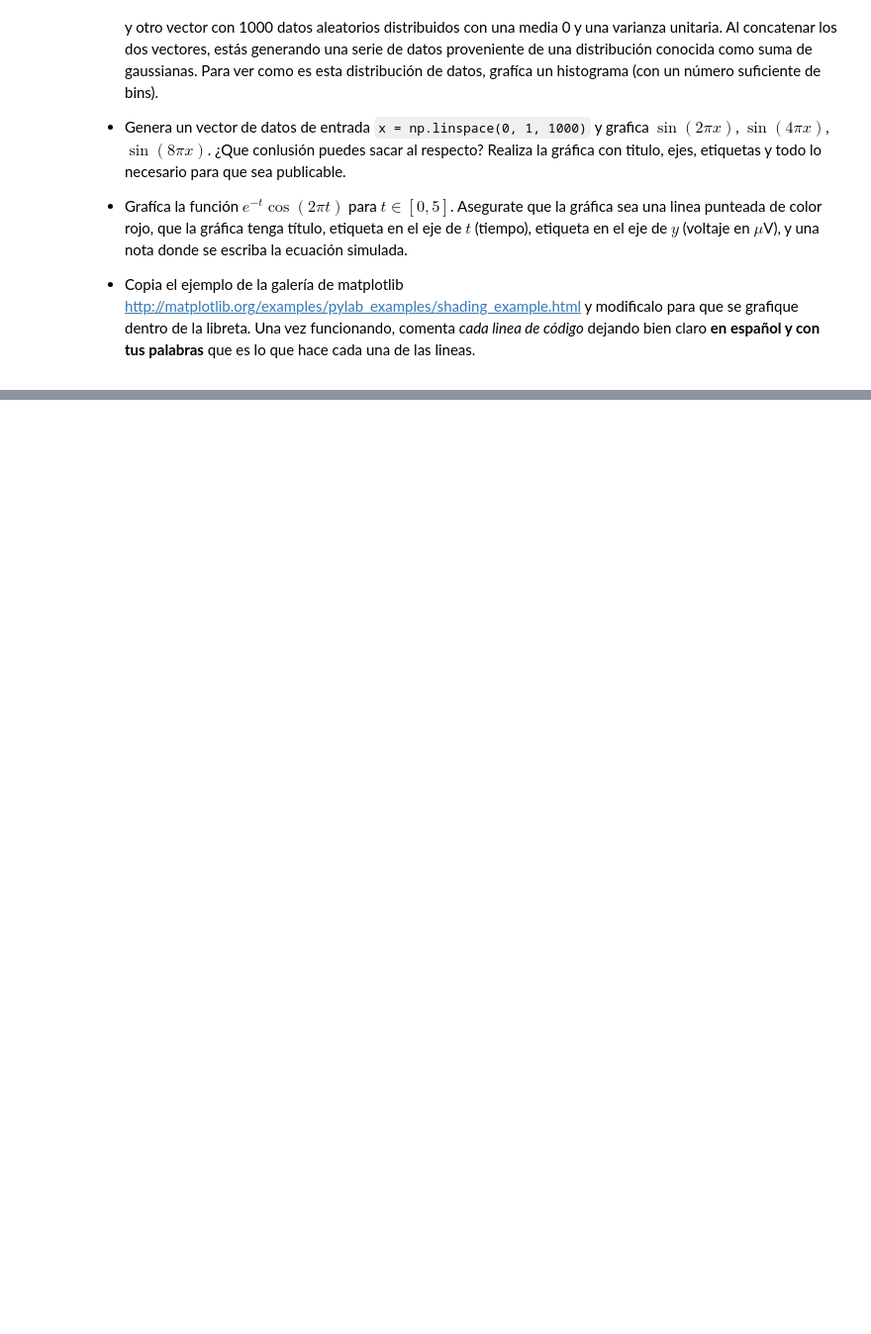
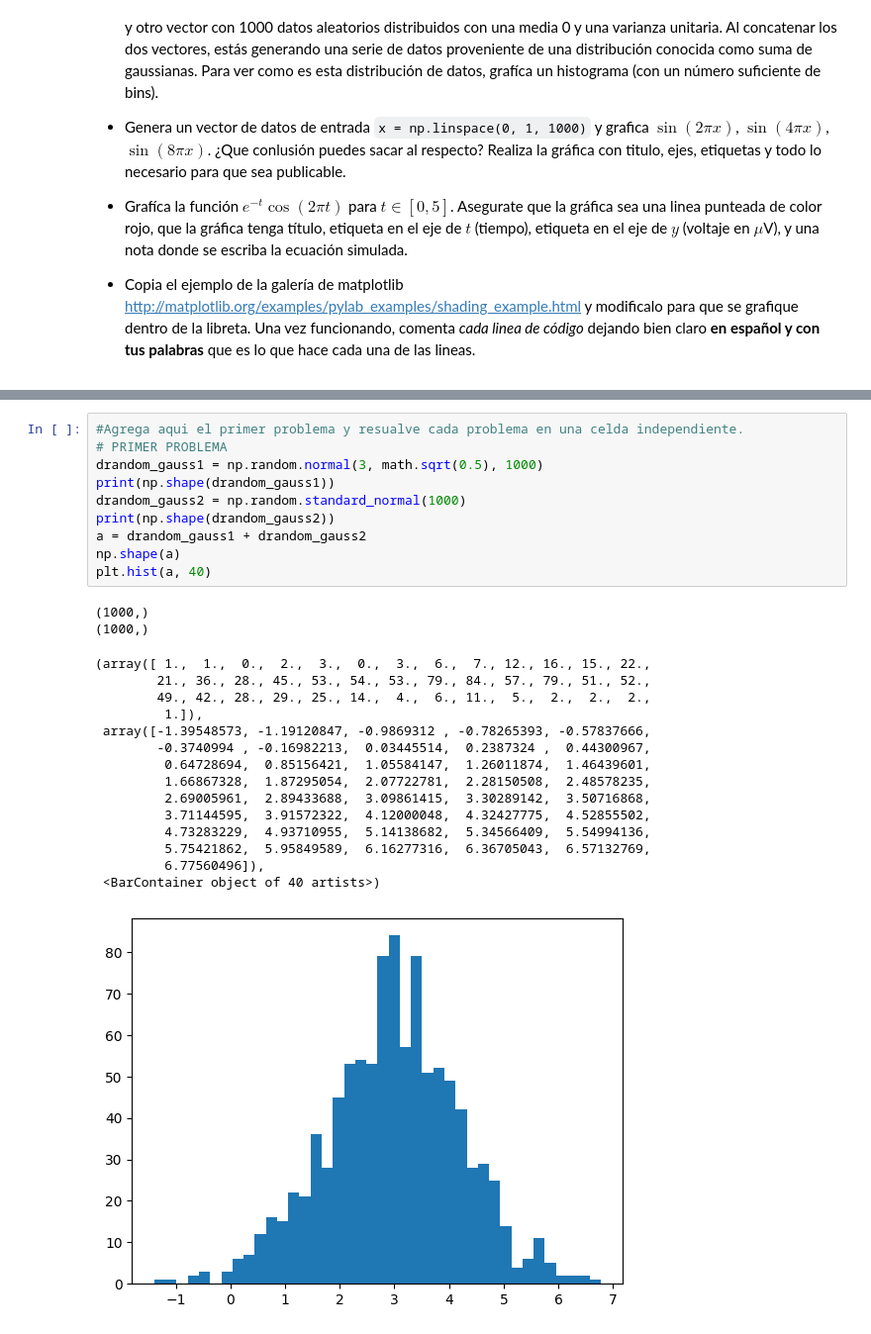
Before and after one commit to omarpach/3-Aprendizaje, a Jupyter notebook: Introducción a Numpy y Matplotlib.ipynb, the cells around one changed output, grey strips where cells are left out. Shown at 99% size. Drawn from its saved outputs; the diff is of its cells as text; blank space fills up the shorter version.

```diff
--- a/Introducción a Numpy y Matplotlib.ipynb
+++ b/Introducción a Numpy y Matplotlib.ipynb
@@ -366,0 +592,28 @@ Realiza lo siguiente en varias celdas abajo de esta:
+# %%
+#Agrega aqui el primer problema y resualve cada problema en una celda independiente.
+# PRIMER PROBLEMA
+drandom_gauss1 = np.random.normal(3, math.sqrt(0.5), 1000)
+print(np.shape(drandom_gauss1))
+drandom_gauss2 = np.random.standard_normal(1000)
+print(np.shape(drandom_gauss2))
+a = drandom_gauss1 + drandom_gauss2
+np.shape(a)
+plt.hist(a, 40)
+# %% [output]
+(1000,)
+(1000,)
+(array([ 1.,  1.,  0.,  2.,  3.,  0.,  3.,  6.,  7., 12., 16., 15., 22.,
+        21., 36., 28., 45., 53., 54., 53., 79., 84., 57., 79., 51., 52.,
+        49., 42., 28., 29., 25., 14.,  4.,  6., 11.,  5.,  2.,  2.,  2.,
+         1.]),
+ array([-1.39548573, -1.19120847, -0.9869312 , -0.78265393, -0.57837666,
+        -0.3740994 , -0.16982213,  0.03445514,  0.2387324 ,  0.44300967,
+         0.64728694,  0.85156421,  1.05584147,  1.26011874,  1.46439601,
+         1.66867328,  1.87295054,  2.07722781,  2.28150508,  2.48578235,
+         2.69005961,  2.89433688,  3.09861415,  3.30289142,  3.50716868,
+         3.71144595,  3.91572322,  4.12000048,  4.32427775,  4.52855502,
+         4.73283229,  4.93710955,  5.14138682,  5.34566409,  5.54994136,
+         5.75421862,  5.95849589,  6.16277316,  6.36705043,  6.57132769,
+         6.77560496]),
+ <BarContainer object of 40 artists>)
+[figure, added]
```
Also changed, not shown: parts of 33 cells of this notebook.
